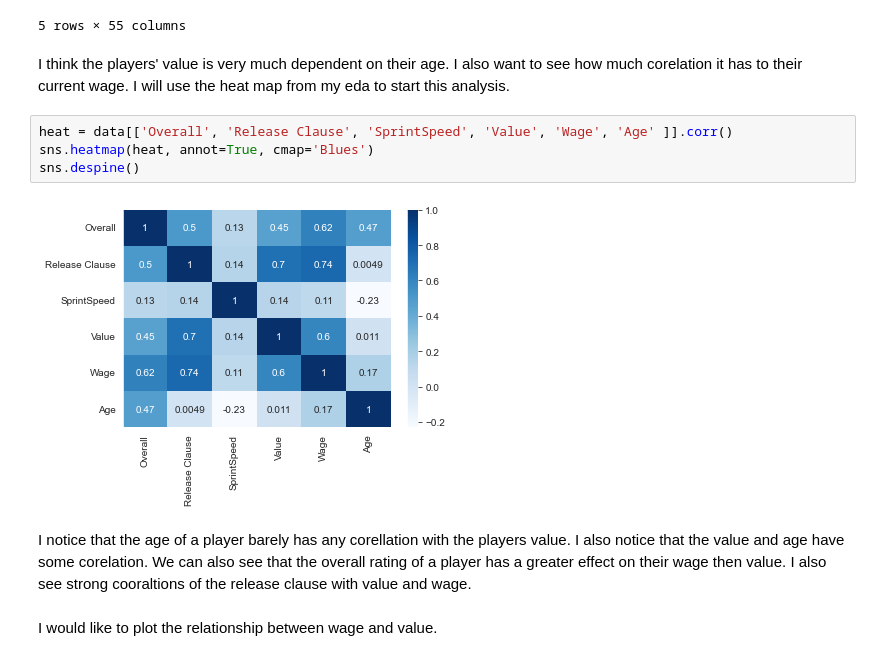
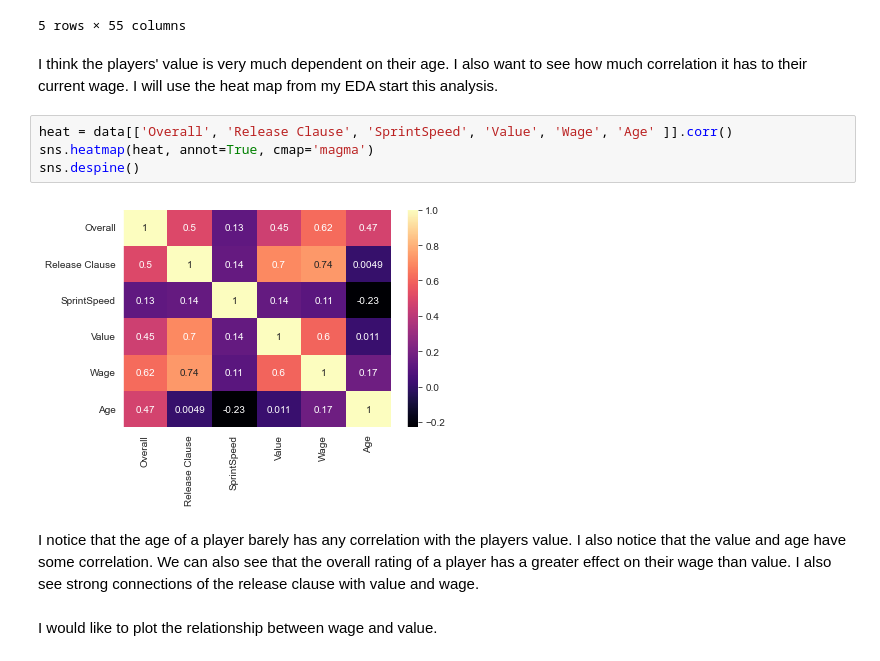
Before and after one commit to ubco-W2022T1-cosc301/project-group28, a Jupyter notebook: notebooks/analysis1.ipynb, the cells around one changed output. Saved outputs shown, nothing was run; the diff lists cells and outputs as text.

```diff
--- a/notebooks/analysis1.ipynb
+++ b/notebooks/analysis1.ipynb
@@ -175,16 +175,16 @@ data.head()
 | 15351 | 4174 | P. Sarr | 28 | Senegal | 65 | Stade Brestois 29 | 0.00000 | 0.00000 | Right | ... |
 5 rows × 55 columns
 # %% [markdown]
-I think the players' value is very much dependent on their age. I also want to see how much corelation it has to their current wage. I will use the heat map from my eda to start this analysis.
+I think the players' value is very much dependent on their age. I also want to see how much correlation it has to their current wage. I will use the heat map from my EDA start this analysis.
 # %%
 heat = data[['Overall', 'Release Clause', 'SprintSpeed', 'Value', 'Wage', 'Age' ]].corr()
-sns.heatmap(heat, annot=True, cmap='Blues')
+sns.heatmap(heat, annot=True, cmap='magma')
 sns.despine()
 # %% [output]
-[figure, old version]
+[figure, new version]
 # %% [markdown]
-I notice that the age of a player barely has any corellation with the players value.
-I also notice that the value and age have some corelation. We can also see that the overall rating of a player has a greater effect on their wage then value. I also see strong cooraltions of the release clause with value and wage.
+I notice that the age of a player barely has any correlation with the players value.
+I also notice that the value and age have some correlation. We can also see that the overall rating of a player has a greater effect on their wage than value. I also see strong connections of the release clause with value and wage.
 # %% [markdown]
 I would like to plot the relationship between wage and value.
 # %%
```
Also changed, not shown: parts of 10 cells of this notebook.
